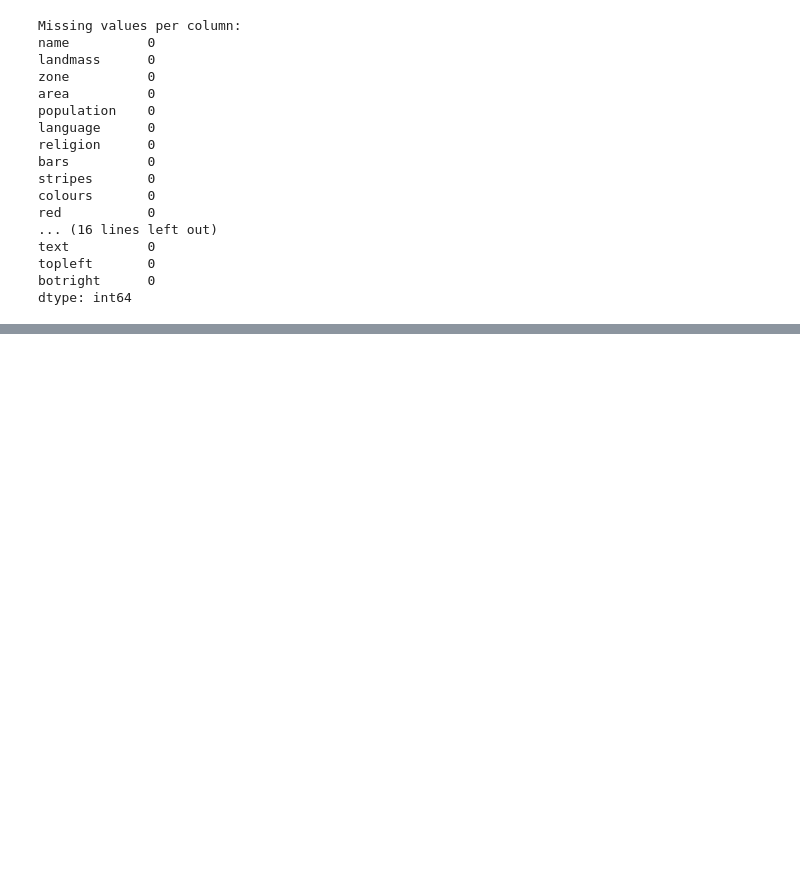
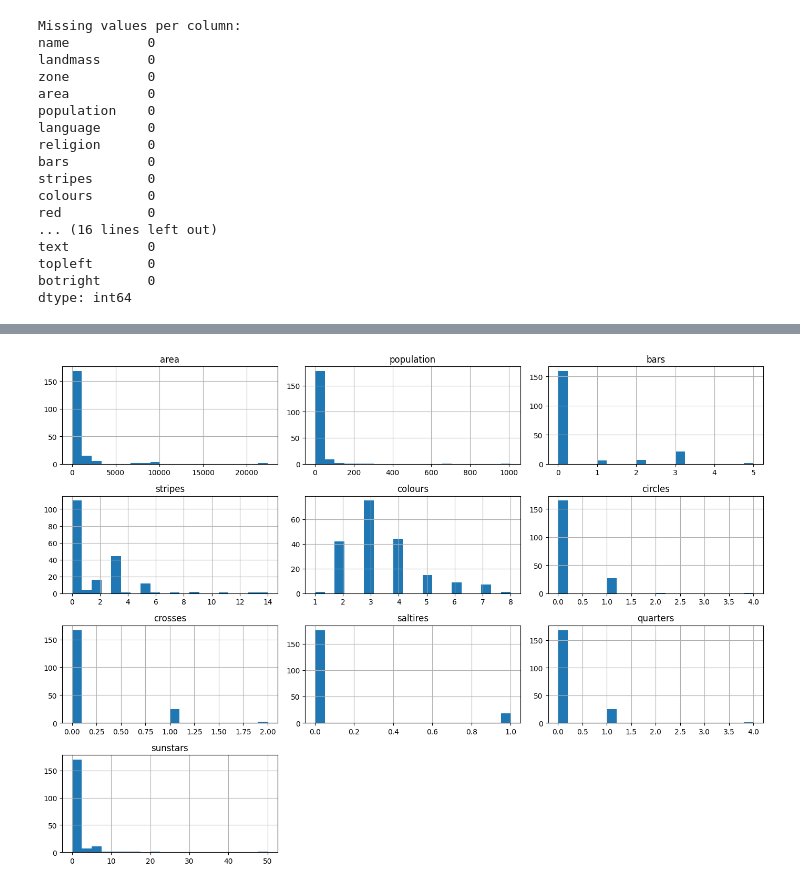
Before and after one commit to TihomirPop/NOSQL_BDA, a Jupyter notebook: 2. dio/zadatak2.ipynb, the cells around one changed output, grey strips where cells are left out. Cells and saved outputs as stored; diff of their text form; code cells hidden in the pictures; blank space fills up the shorter version.

```diff
--- a/2. dio/zadatak2.ipynb
+++ b/2. dio/zadatak2.ipynb
@@ -55,0 +72,7 @@ dtype: int64
+# %%
+# Histogrami za kontinuirane varijable
+df[kontinuiraneVarijable].hist(figsize=(14, 10), bins=20)
+plt.tight_layout()
+plt.show()
+# %% [output]
+[figure, added]
```
Also changed, not shown: parts of 4 cells of this notebook.
